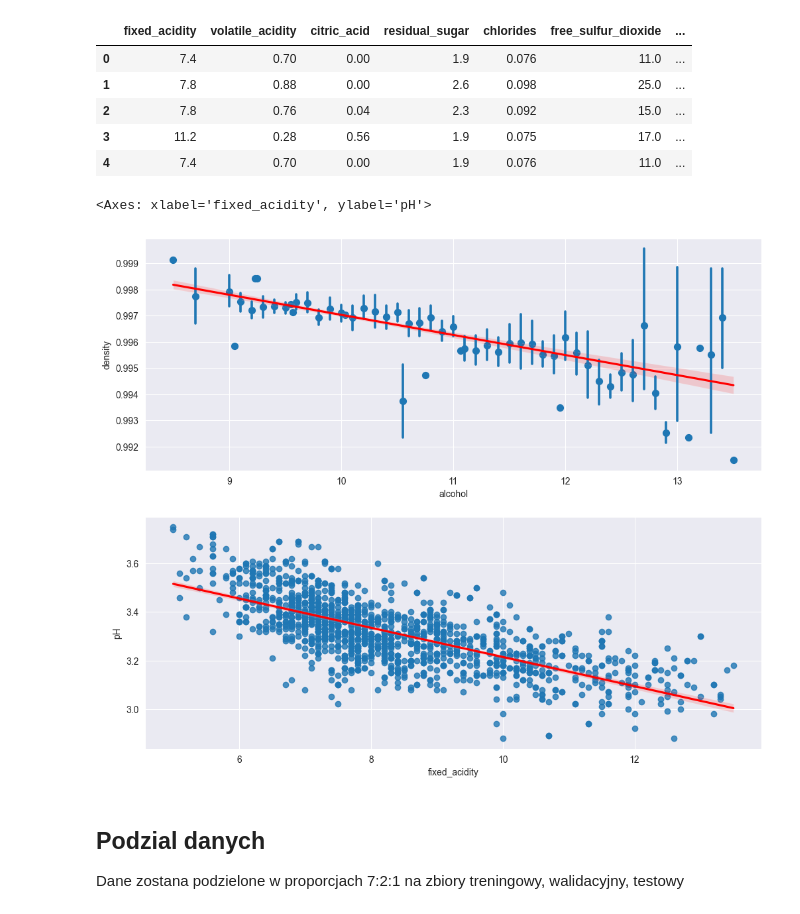
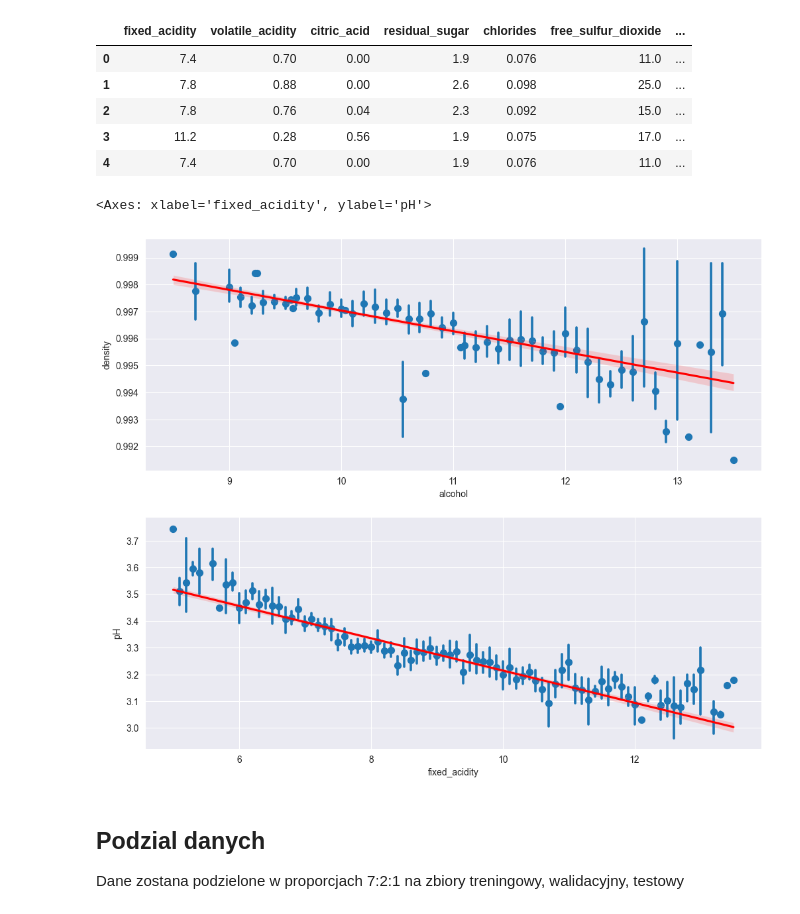
Before and after one commit to NewbieDuck/EWD_Projekt, a Jupyter notebook: notebooks/main.ipynb, the cells around one changed output. Drawn from its saved outputs; the diff is of its cells as text; code cells hidden in the pictures.

Commit message:
[Update] charts naming, visuals

```diff
--- a/notebooks/main.ipynb
+++ b/notebooks/main.ipynb
@@ -100,11 +100,11 @@ df.head()
 # %%
 fig, axes = plt.subplots(2,1, figsize=(12,10))
 axes = axes.flatten()
 sn.regplot(data=df, x="alcohol", y="density", x_estimator=np.mean, ax=axes[0],line_kws=dict(color="r"))
-sn.regplot(data=df, x="fixed_acidity", y="pH", ax=axes[1], line_kws=dict(color="r"))
+sn.regplot(data=df, x="fixed_acidity", y="pH", ax=axes[1], line_kws=dict(color="r"), x_estimator=np.mean)
 # %% [output]
 <Axes: xlabel='fixed_acidity', ylabel='pH'>
-[figure, old version]
+[figure, new version]
 # %% [markdown]
 ## Podzial danych
 Dane zostana podzielone w proporcjach 7:2:1 na zbiory treningowy, walidacyjny, testowy
```
Also changed, not shown: parts of 1 cell of this notebook.
